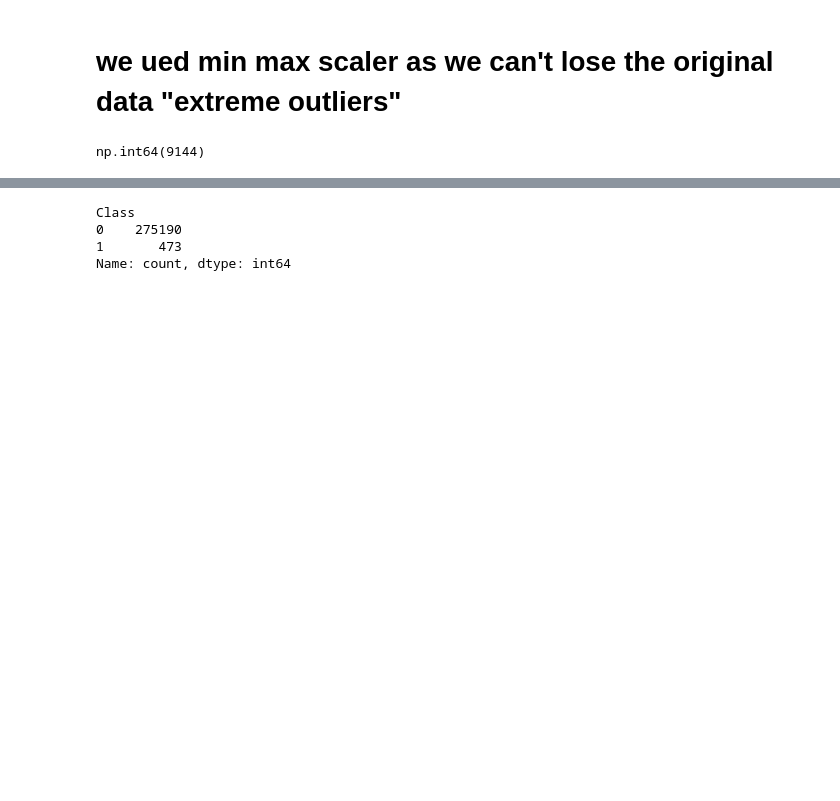
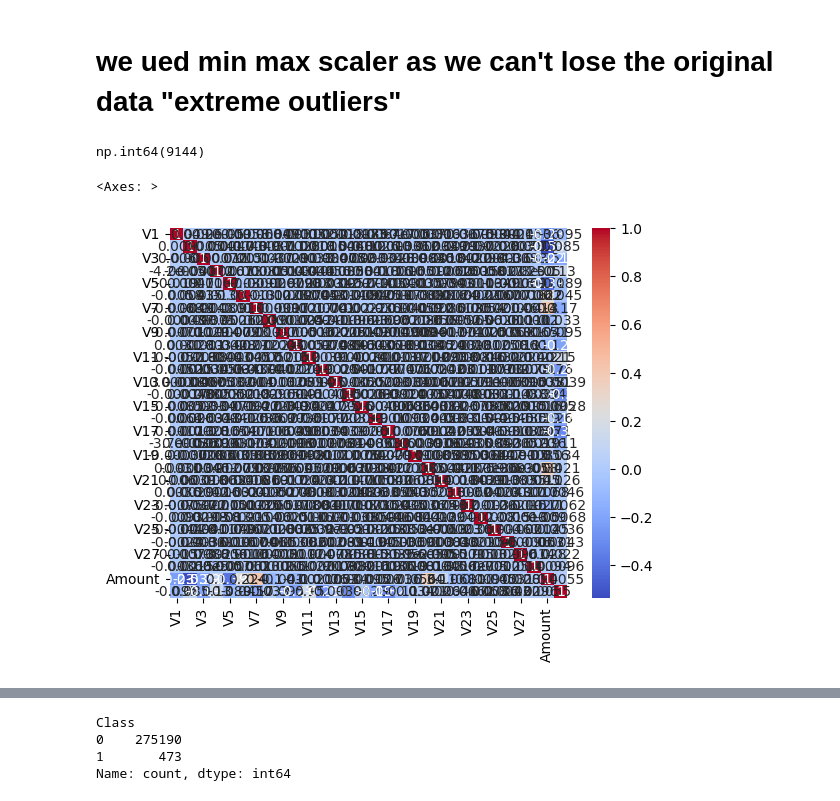
Before and after one commit to amr-salah92/Credit-Card-Fraud-Detection-Analysis-, a Jupyter notebook: Credit_card_fraud_detection.ipynb, the cells around one changed output, grey strips where cells are left out. Drawn from its saved outputs; the diff is of its cells as text; code cells hidden in the pictures; blank space fills up the shorter version.

```diff
--- a/Credit_card_fraud_detection.ipynb
+++ b/Credit_card_fraud_detection.ipynb
@@ -70,3 +72,9 @@ data.duplicated().sum()
 np.int64(9144)
 # %%
 data.drop_duplicates(inplace=True)
+# %%
+data_corr = data.corr()  # Calculate the correlation matrix for the entire dataset
+sns.heatmap(data_corr, annot=True, cmap='coolwarm')  # Plot the heatmap
+# %% [output]
+<Axes: >
+[figure, added]
```
Also changed, not shown: parts of 9 cells of this notebook.
